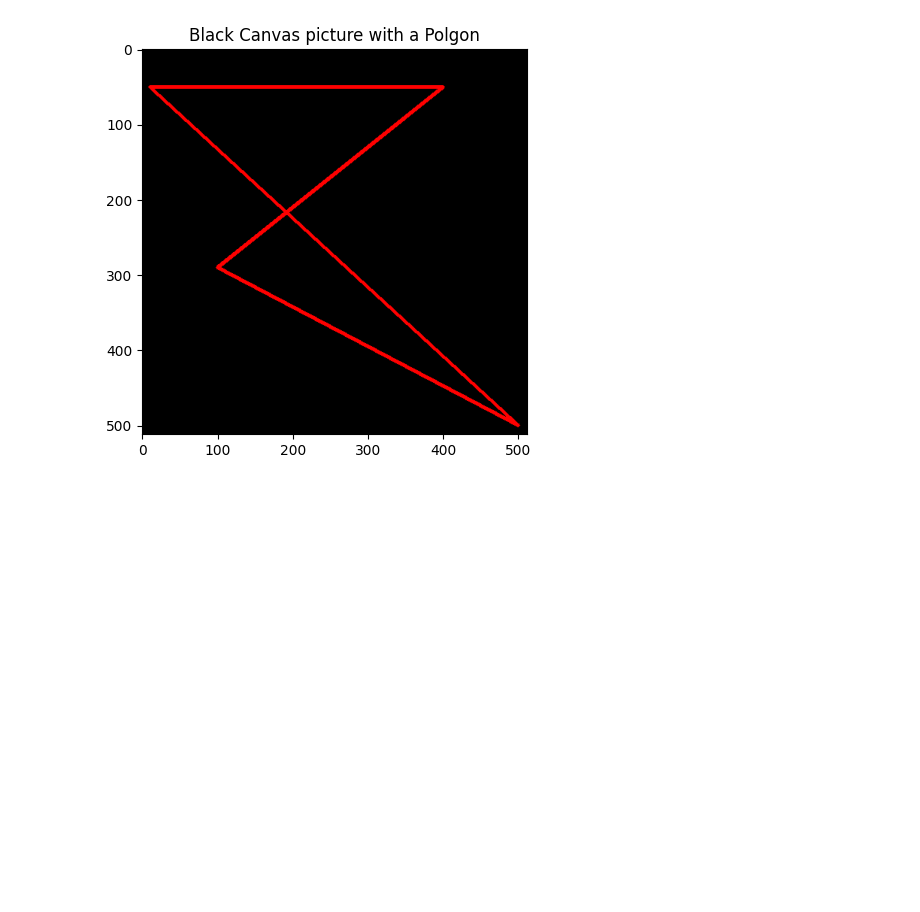
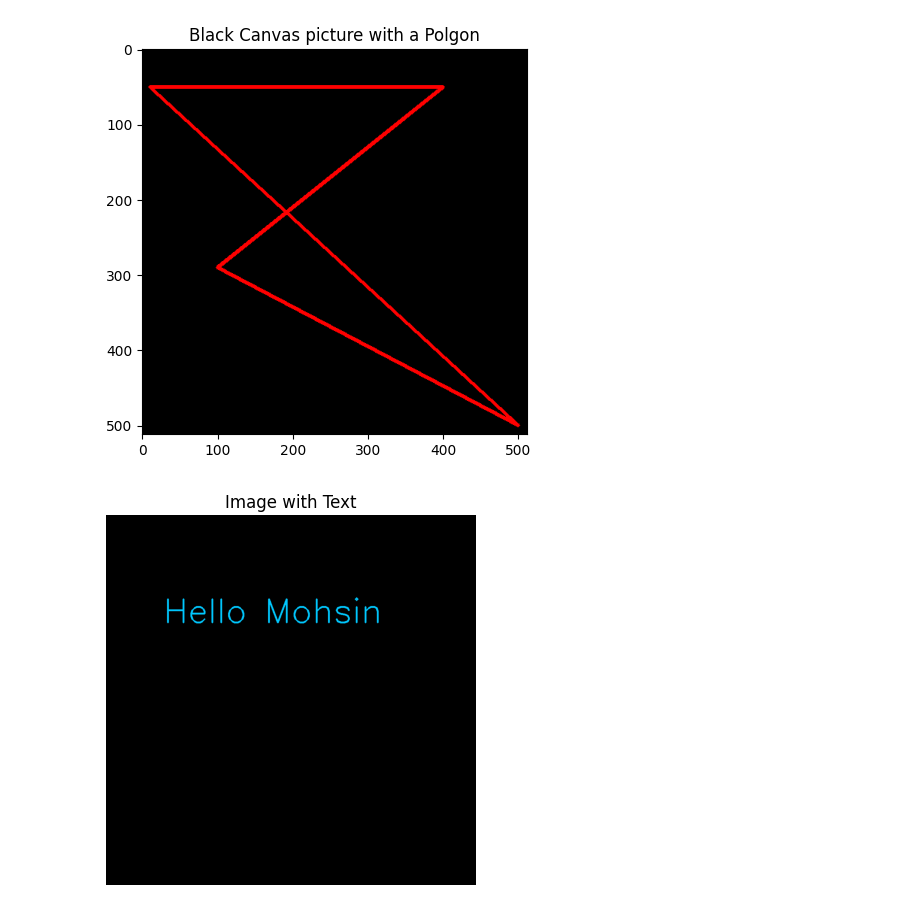
Before and after one commit to Mohsin-424/Modern-Computer-Vision, a Jupyter notebook: Open-CV/Image-Operation.ipynb, the cells around one changed output. Cells and saved outputs as stored; diff of their text form; code cells hidden in the pictures; blank space fills up the shorter version.

Commit message:
Image Operations

```diff
--- a/Open-CV/Image-Operation.ipynb
+++ b/Open-CV/Image-Operation.ipynb
@@ -136,3 +136,24 @@ cv2.polylines(image , [pts] , True , (0,0,255) , 3)
 imshow("Black Canvas picture with a Polgon" , image)
 # %% [output]
 [figure]
+# %%
+import numpy as np
+import cv2
+import matplotlib.pyplot as plt
+
+# Create a blank black image (1000x1000 pixels)
+image = np.zeros((1000, 1000, 3), np.uint8)
+
+# Define the text to display
+outstring = "Hello Mohsin"
+
+# Add text to the image with OpenCV
+cv2.putText(image, outstring, (155, 290), cv2.FONT_HERSHEY_SIMPLEX, 3, (0, 200, 400), 4)
+
+
+plt.imshow(image)
+plt.title("Image with Text")
+plt.axis("off")
+plt.show()
+# %% [output]
+[figure, added]
```
Also changed, not shown: parts of 1 cell of this notebook.
